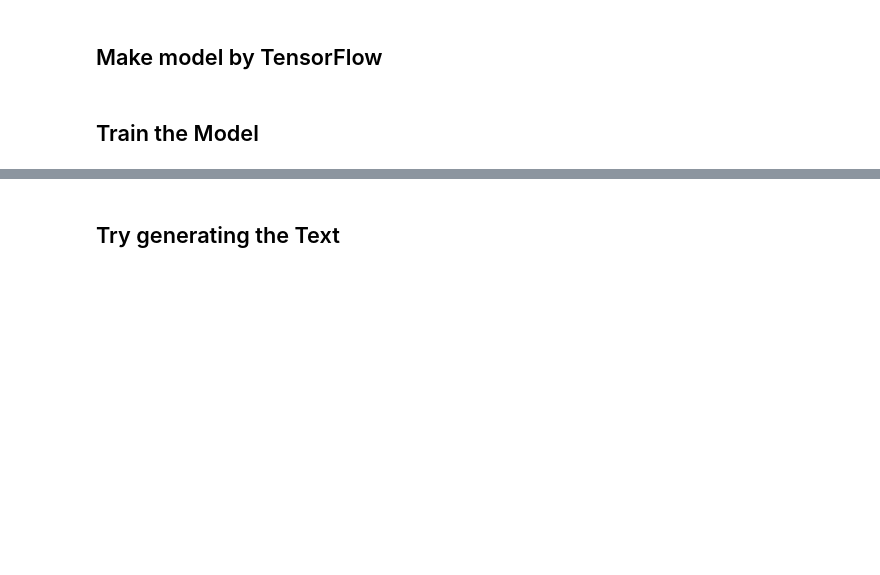
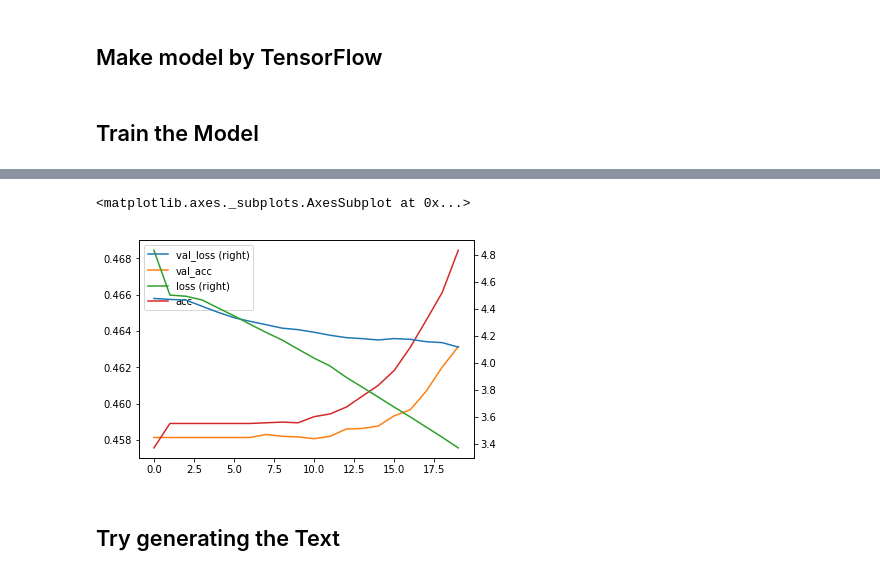
Before and after one commit to chakki-works/chariot, a Jupyter notebook: notebooks/language modeling.ipynb, the cells around one changed output, grey strips where cells are left out. Saved outputs shown, nothing was run; the diff lists cells and outputs as text; code cells hidden in the pictures; blank space fills up the shorter version.

Commit message:
update normalizers

```diff
--- a/notebooks/language modeling.ipynb
+++ b/notebooks/language modeling.ipynb
@@ -65,11 +62,14 @@ from chariot.preprocessor import Preprocessor
 
 
 lm_processor = Preprocessor(
-                    text_transformers=[ct.text.UnicodeNormalizer()],
+                    text_transformers=[
+                        ct.text.UnicodeNormalizer(),
+                        ct.text.LowerNormalizer()
+                    ],
                     tokenizer=ct.Tokenizer(lang=None),
-                    vocabulary=ct.Vocabulary(min_df=2, max_df=5000))
+                    vocabulary=ct.Vocabulary(min_df=5))
 
-preprocessed = lm_processor.fit_transform(train_data)
+preprocessed = lm_processor.fit_transform(r.valid_data())
 # %%
 print(len(lm_processor.vocabulary.get()))
 # %% [output]
@@ -102,8 +102,14 @@ from chariot.feeder import LanguageModelFeeder
 
 
 feeder = LanguageModelFeeder({"sentence": ct.formatter.ShiftGenerator()})
-steps_per_epoch, generator = feeder.make_generator(preprocessed, batch_size=25, sequence_length=10,
+steps_per_epoch, generator = feeder.make_generator(preprocessed, batch_size=32, sequence_length=8,
                                                    sequencial=False)
 
-metrics = model.fit_generator(generator(), steps_per_epoch, epochs=100, verbose=0)
-print("loss={}, acc={}".format(metrics.history["loss"][-1], metrics.history["acc"][-1]))
+test_data = lm_processor.transform(r.test_data())
+t_feeder = LanguageModelFeeder({"sentence": ct.formatter.ShiftGenerator()})
+t_steps_per_epoch, t_generator = feeder.make_generator(test_data, batch_size=32, sequence_length=8,
+                                                       sequencial=False)
+
+metrics = model.fit_generator(generator(), steps_per_epoch,
+                              validation_data=t_generator(), validation_steps=t_steps_per_epoch,
+                              epochs=20, verbose=0)
@@ -112,3 +116,9 @@ loss=0.5220610836986452, acc=0.9424999924376607
+# %%
+result = pd.DataFrame.from_dict(metrics.history)
+result.plot.line(secondary_y=["loss", "val_loss"])
+# %% [output]
+<matplotlib.axes._subplots.AxesSubplot at 0x...>
+[figure, added]
 # %% [markdown]
 ## Try generating the Text
 # %%
```
Also changed, not shown: parts of 11 cells of this notebook, 12 other files.
